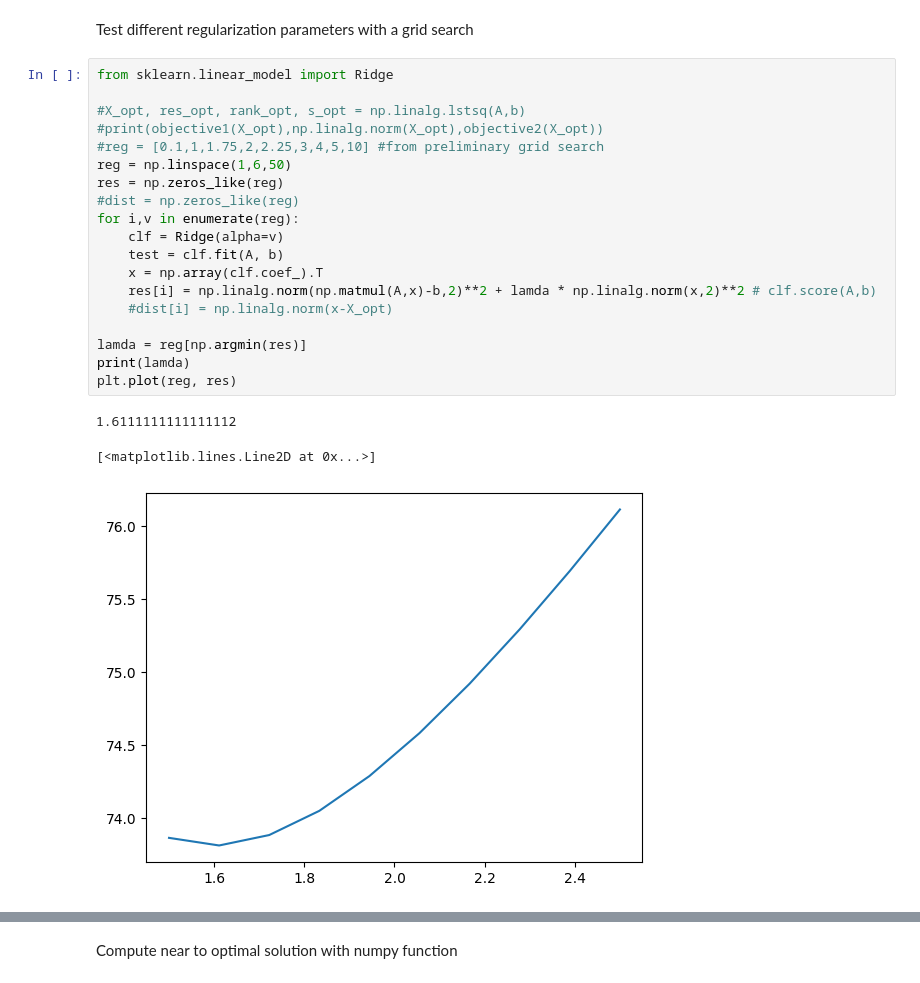
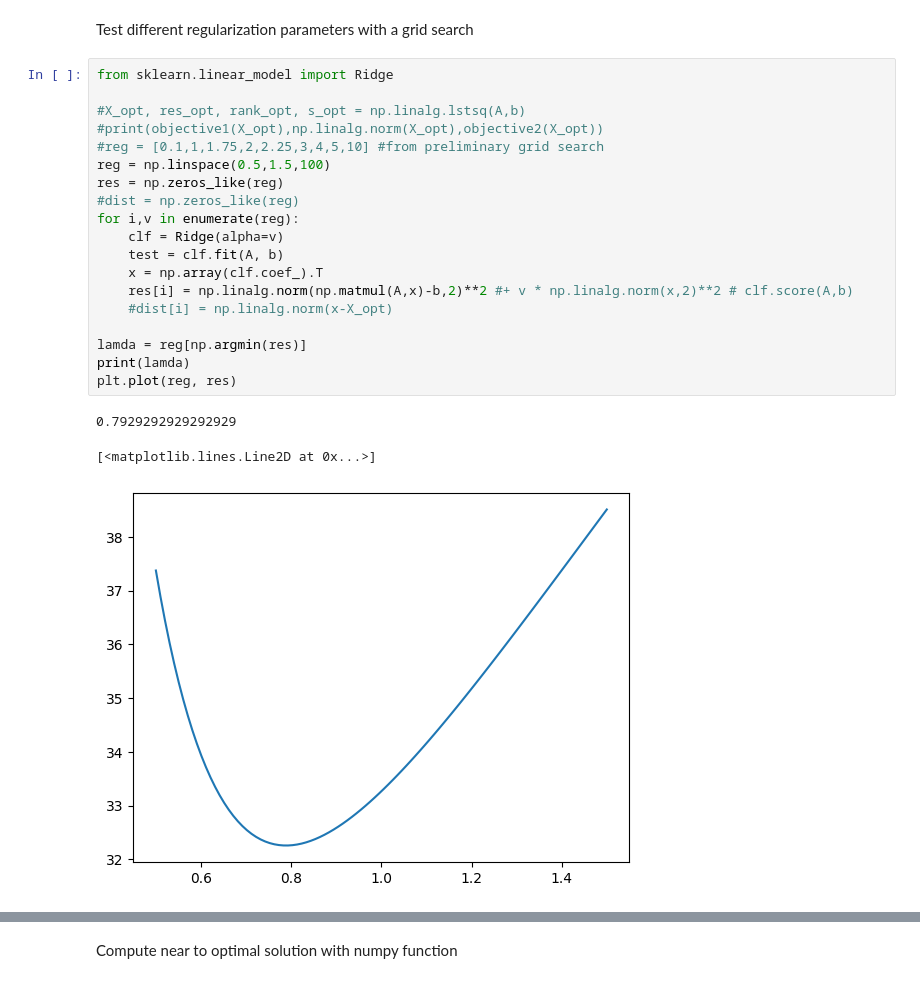
Before and after one commit to mayerdominik/mml_seminar_paper5, a Jupyter notebook: Convergence test with reg parameter.ipynb, the cells around one changed output, grey strips where cells are left out. Saved outputs shown, nothing was run; the diff lists cells and outputs as text.

```diff
--- a/Convergence test with reg parameter.ipynb
+++ b/Convergence test with reg parameter.ipynb
@@ -32,26 +32,26 @@ Test different regularization parameters with a grid search
 # %%
 from sklearn.linear_model import Ridge
 
 #X_opt, res_opt, rank_opt, s_opt = np.linalg.lstsq(A,b)
 #print(objective1(X_opt),np.linalg.norm(X_opt),objective2(X_opt))
 #reg = [0.1,1,1.75,2,2.25,3,4,5,10] #from preliminary grid search
-reg = np.linspace(1,6,50)
+reg = np.linspace(0.5,1.5,100)
 res = np.zeros_like(reg)
 #dist = np.zeros_like(reg)
 for i,v in enumerate(reg):
     clf = Ridge(alpha=v)
     test = clf.fit(A, b)
     x = np.array(clf.coef_).T
-    res[i] = np.linalg.norm(np.matmul(A,x)-b,2)**2 + lamda * np.linalg.norm(x,2)**2 # clf.score(A,b)
+    res[i] = np.linalg.norm(np.matmul(A,x)-b,2)**2 #+ v * np.linalg.norm(x,2)**2 # clf.score(A,b)
     #dist[i] = np.linalg.norm(x-X_opt)
 
 lamda = reg[np.argmin(res)]
 print(lamda)
 plt.plot(reg, res)
 # %% [output]
-1.6111111111111112
+0.7929292929292929
 [<matplotlib.lines.Line2D at 0x...>]
-[figure, old version]
+[figure, new version]
 # %%
 #calculate A^T times A for the gradient and the Lipschitz constant
 A_T = np.transpose(A)
```
Also changed, not shown: parts of 6 cells of this notebook.
